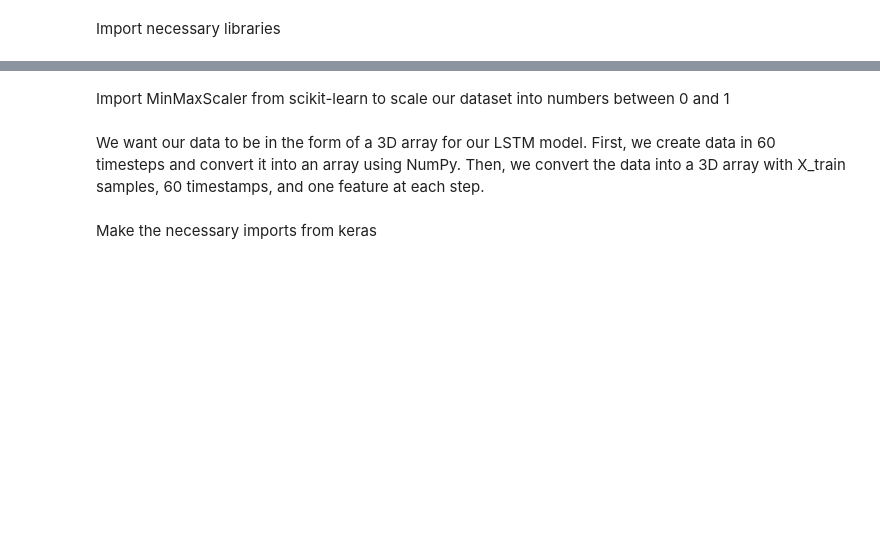
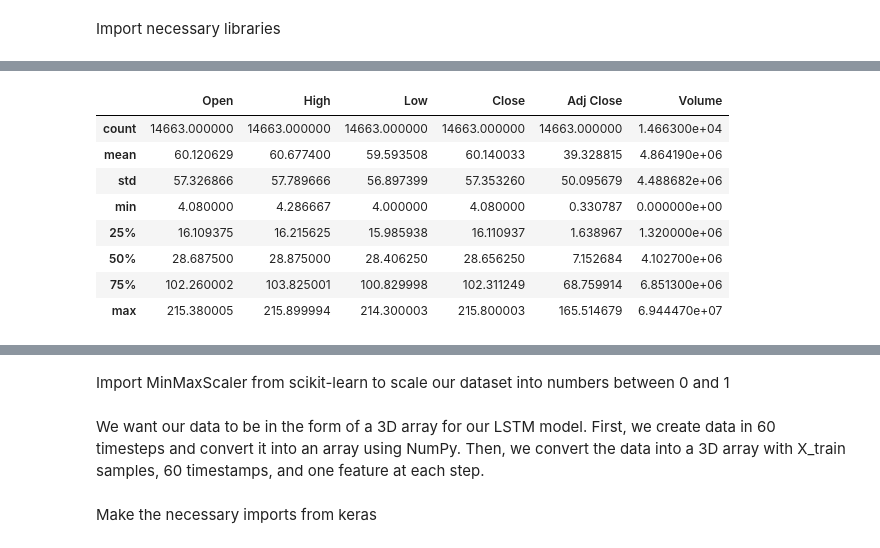
Before and after one commit to commitit/Stock-Prediction, a Jupyter notebook: AI_Stock_LSTM.ipynb, the cells around one changed output, grey strips where cells are left out. Cells and saved outputs as stored; diff of their text form; code cells hidden in the pictures; blank space fills up the shorter version.

```diff
--- a/AI_Stock_LSTM.ipynb
+++ b/AI_Stock_LSTM.ipynb
@@ -40,0 +72,12 @@ df.info()
+# %%
+df.describe()
+# %% [output]
+|  | Open | High | Low | Close | Adj Close | Volume |
+| count | 14663.000000 | 14663.000000 | 14663.000000 | 14663.000000 | 14663.000000 | 1.466300e+04 |
+| mean | 60.120629 | 60.677400 | 59.593508 | 60.140033 | 39.328815 | 4.864190e+06 |
+| std | 57.326866 | 57.789666 | 56.897399 | 57.353260 | 50.095679 | 4.488682e+06 |
+| min | 4.080000 | 4.286667 | 4.000000 | 4.080000 | 0.330787 | 0.000000e+00 |
+| 25% | 16.109375 | 16.215625 | 15.985938 | 16.110937 | 1.638967 | 1.320000e+06 |
+| 50% | 28.687500 | 28.875000 | 28.406250 | 28.656250 | 7.152684 | 4.102700e+06 |
+| 75% | 102.260002 | 103.825001 | 100.829998 | 102.311249 | 68.759914 | 6.851300e+06 |
+| max | 215.380005 | 215.899994 | 214.300003 | 215.800003 | 165.514679 | 6.944470e+07 |
```
Also changed, not shown: parts of 11 cells of this notebook.
